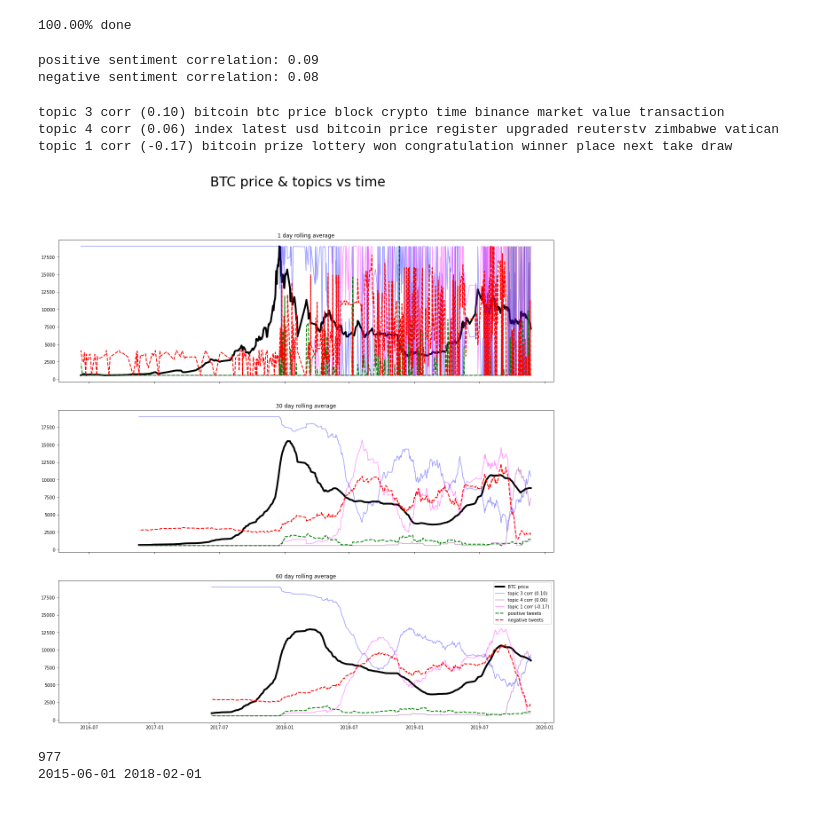
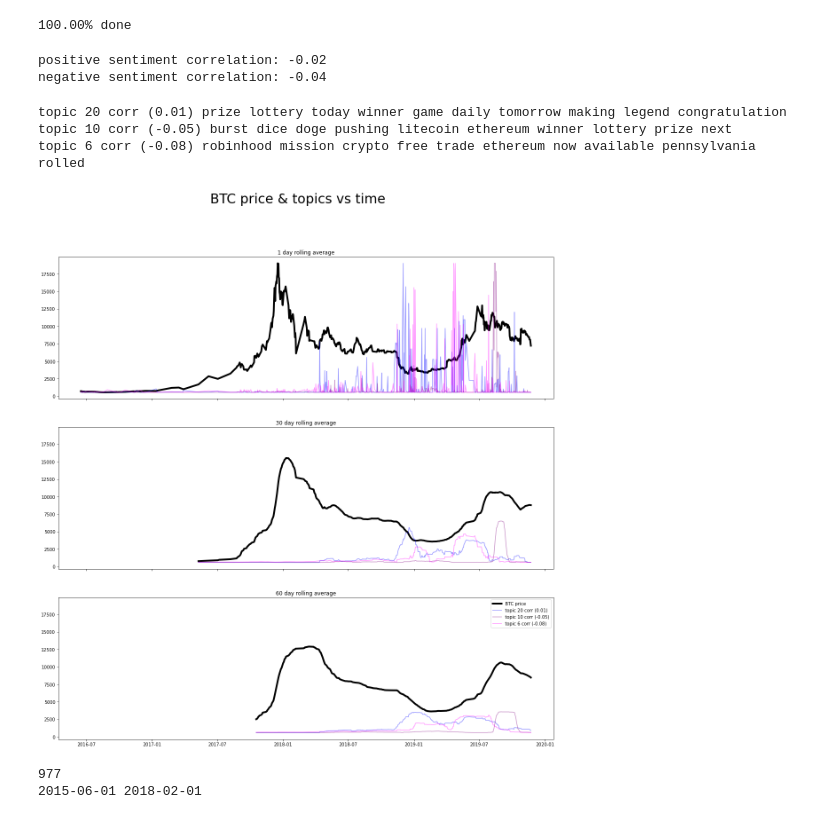
Before and after one commit to mdloucks/topic_modeling_research, a Jupyter notebook: topic_correlation.ipynb, the cells around one changed output. Saved outputs shown, nothing was run; the diff lists cells and outputs as text; code cells hidden in the pictures.

Commit message:
model optimization

```diff
--- a/topic_correlation.ipynb
+++ b/topic_correlation.ipynb
@@ -77,19 +83,23 @@ tf_idf_tdm = tfidf_transformer.fit_transform(bow_tdm)
 # %%
 K = 10
 # 1 over the number of documents
-alpha_W = 1/tf_idf_tdm.shape[0]
-alpha_H = 1/tf_idf_tdm.shape[0]
+# alpha_W = 1/tf_idf_tdm.shape[0]
+# alpha_H = 1/tf_idf_tdm.shape[0]
+alpha_W = 0
+alpha_H = 0
 max_iter = 500
-alpha=1/tf_idf_tdm.shape[0]
+alpha=1/bow_tdm.shape[0]
 
-def get_fitted_output(tdm, method="nmf"):
+def get_fitted_output(tdm, K, method="nmf"):
 
     # Non-negative Matrix Factorization
     if method == 'nmf':
-        nmf = NMF(n_components=K, alpha_H=alpha_H, alpha_W=alpha_W, max_iter=max_iter)
+        # sklearn NMF
+        nmf = NMF(init='nndsvd', n_components=K, alpha_H=alpha_H, alpha_W=alpha_W, max_iter=max_iter)
         W = nmf.fit_transform(tdm).T
         H = nmf.components_
         return W, H
+
         # Latent Dirichlet Allocation (takes much longer)
     elif method == 'lda':
         model = LatentDirichletAllocation(n_components=K, doc_topic_prior=alpha, max_iter=max_iter)
@@ -100,4 +110,4 @@ def get_fitted_output(tdm, method="nmf"):
         raise Exception("no parameter specified!")
 
 
-W, H = get_fitted_output(bow_tdm, 'lda')
+# W, H = get_fitted_output(bow_tdm, K, 'nmf')
@@ -104,20 +176,24 @@ W, H = get_fitted_output(bow_tdm, 'lda')
 # %%
-# run topic modeling
-prices = np.array(list(price_dict.values()), dtype=np.float32)
-
-topic_time_correlation = []
-for k in range(K):
-    topic_time_correlation.append(pearsonr(prices, W[k, :]))
+# print topics
+topic_time_correlation = get_correlations(W, K)
 
 topic_time_correlation = np.array(topic_time_correlation) # pearson correlation and p-value
 top_topic = np.argsort(np.abs(topic_time_correlation[:,0]))[::-1]
 
 correlations = []
 
+# list of topics words for coherence maximization
+topics = [None] * len(top_topic)
+
 for k in top_topic:
     print(f"{k+1}th topic, correlation: {topic_time_correlation[k,0]:.2f}, p-value: {topic_time_correlation[k,1]:.2f}")
     correlations.append((topic_time_correlation[k,0], topic_time_correlation[k,1]))
+
+    topics[k] = []
+
     for i in H[k, :].argsort()[::-1][:10]:
         print(voca[i], end=' ')
+        topics[k].append(voca[i])
+
     print()
 # %% [output]
@@ -172,11 +251,15 @@ neg_avgs = [np.median([b['neg'] for b in a]) for a in sentiments]
 pos_sentiment_correlations = pearsonr(prices, pos_avgs)
 neg_sentiment_correlations = pearsonr(prices, neg_avgs)
 
+# scale sentiments to price
+pos_avgs_scaled = minmax_scale(pos_avgs, (min(price_dict.values()), max(price_dict.values())), copy=True)
+neg_avgs_scaled = minmax_scale(neg_avgs, (min(price_dict.values()), max(price_dict.values())), copy=True)
+
 print(f"positive sentiment correlation: {pos_sentiment_correlations[0]:.2f}")
 print(f"negative sentiment correlation: {neg_sentiment_correlations[0]:.2f}")
 # %% [output]
-positive sentiment correlation: 0.09
-negative sentiment correlation: 0.08
+positive sentiment correlation: -0.02
+negative sentiment correlation: -0.04
 # %%
 durations = [1, 30, 60]
 fig, ax = plt.subplots(len(durations), 1, figsize=(20, 20), sharex=True, sharey=True)
@@ -184,9 +267,6 @@ colors = ['blue', 'purple', 'magenta', 'violet', 'pink', 'cyan']
 W_scaled = W.copy()
 n_topics = 3
 
-# scale sentiments to price
-pos_avgs_scaled = minmax_scale(pos_avgs, (min(price_dict.values()), max(price_dict.values())), copy=True)
-neg_avgs_scaled = minmax_scale(neg_avgs, (min(price_dict.values()), max(price_dict.values())), copy=True)
 
 for plot_index, duration in enumerate(durations):
 
@@ -196,41 +276,41 @@ for plot_index, duration in enumerate(durations):
     for i, row in enumerate(W):
         W_scaled[i] = minmax_scale(row, (min(price_dict.values()), max(price_dict.values())), copy=True)
 
 
     # plot price
     btc_price_vals = list(price_dict.values())
     rolling_btc_avg = np.convolve(btc_price_vals, np.ones(duration), 'valid') / duration
 
     ax[plot_index].plot(list(price_dict.keys())[:len(rolling_btc_avg)], rolling_btc_avg, lw=4, color='black', label='BTC price')
 
     # plot topic weights
     for i, k in enumerate(top_topic[:n_topics]):
         rolling_avg = np.convolve(W_scaled[k, :], np.ones(duration), 'valid') / duration
 
         ax[plot_index].plot(list(price_dict.keys())[:len(rolling_avg)], rolling_avg, color=colors[i], alpha=0.4, label=f"topic {k + 1} corr ({correlations[k][0]:.2f})")
 
 
-    neg_sentiment_rolling_avg = np.convolve(pos_avgs_scaled, np.ones(duration), 'valid') / duration
-    pos_sentiment_rolling_avg = np.convolve(neg_avgs_scaled, np.ones(duration), 'valid') / duration
+    # neg_sentiment_rolling_avg = np.convolve(pos_avgs_scaled, np.ones(duration), 'valid') / duration
+    # pos_sentiment_rolling_avg = np.convolve(neg_avgs_scaled, np.ones(duration), 'valid') / duration
 
     # plot sentiment
-    ax[plot_index].plot(list(price_dict.keys())[:len(pos_sentiment_rolling_avg)], pos_sentiment_rolling_avg, lw=2, label="positive tweets", color='green', linestyle='dashed')
-    ax[plot_index].plot(list(price_dict.keys())[:len(neg_sentiment_rolling_avg)], neg_sentiment_rolling_avg, lw=2, label="negative tweets", color='red', linestyle='dashed')
+    # ax[plot_index].plot(list(price_dict.keys())[:len(pos_sentiment_rolling_avg)], pos_sentiment_rolling_avg, lw=2, label="positive tweets", color='green', linestyle='dashed')
+    # ax[plot_index].plot(list(price_dict.keys())[:len(neg_sentiment_rolling_avg)], neg_sentiment_rolling_avg, lw=2, label="negative tweets", color='red', linestyle='dashed')
 
 
 for i, k in enumerate(top_topic[:n_topics]):
     print(f"\ntopic {k + 1} corr ({correlations[k][0]:.2f})", end=' ')
     for j in H[k, :].argsort()[::-1][:10]:
         print(voca[j], end=' ')
 
 plt.legend(loc='best')
 fig.suptitle('BTC price & topics vs time', fontsize=30)
 plt.show()
 # %% [output]
-topic 3 corr (0.10) bitcoin btc price block crypto time binance market value transaction
-topic 4 corr (0.06) index latest usd bitcoin price register upgraded reuterstv zimbabwe vatican
-topic 1 corr (-0.17) bitcoin prize lottery won congratulation winner place next take draw
+topic 20 corr (0.01) prize lottery today winner game daily tomorrow making legend congratulation
+topic 10 corr (-0.05) burst dice doge pushing litecoin ethereum winner lottery prize next
+topic 6 corr (-0.08) robinhood mission crypto free trade ethereum now available pennsylvania rolled
-[figure, old version]
+[figure, new version]
 # %%
 # network analysis
 # user_score = nx.pagerank(data['user_network'], tol=1e-8, max_iter=200)
```
Also changed, not shown: parts of 6 cells of this notebook, 2 other files.
